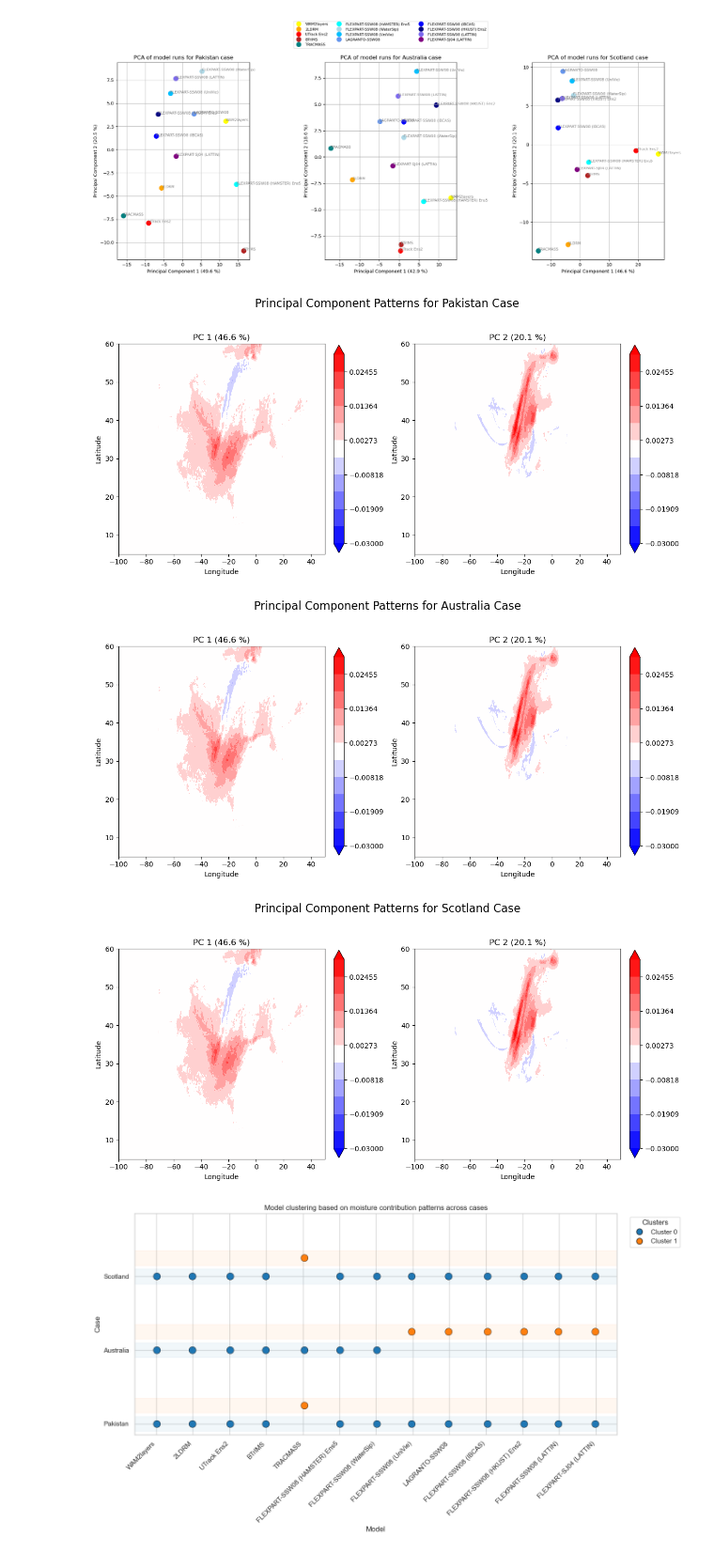
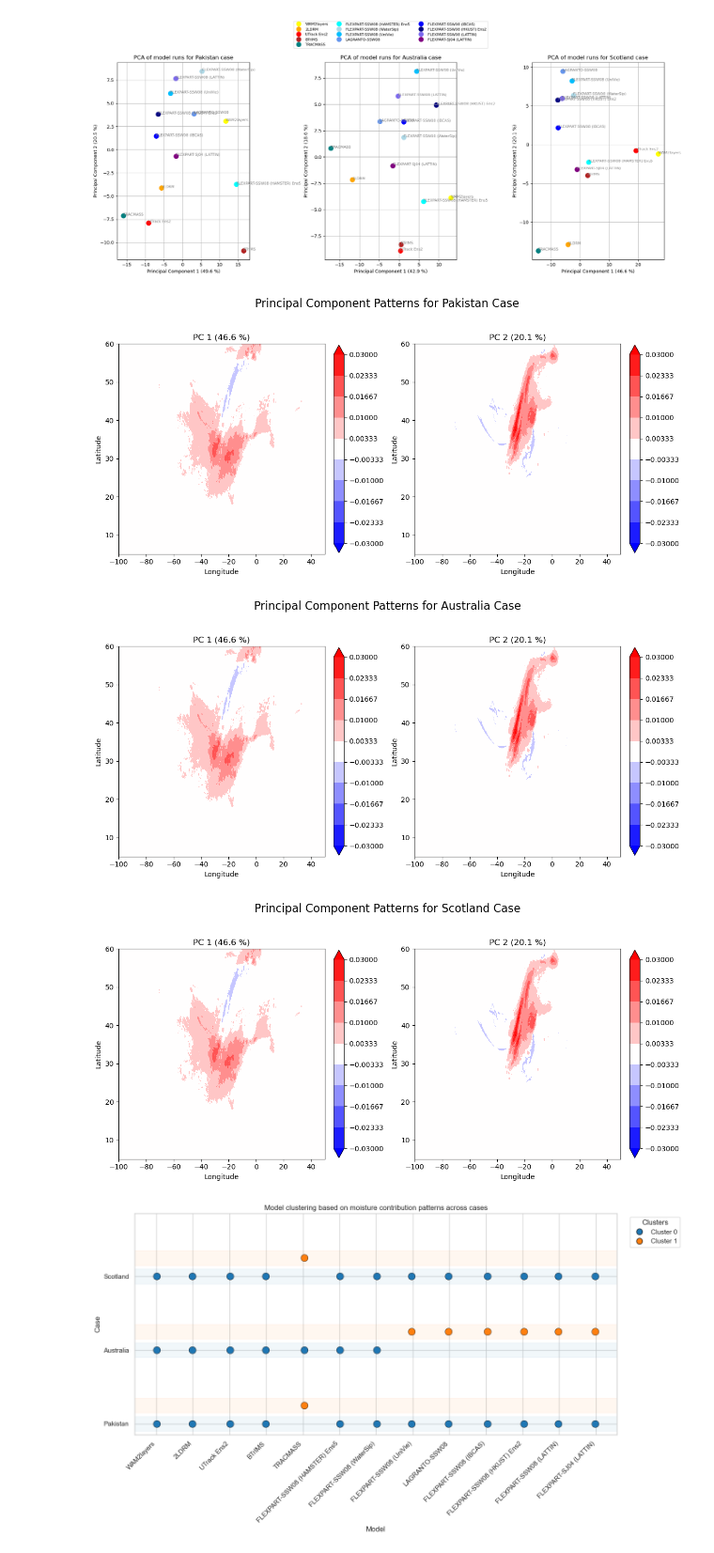
Before and after one commit to Moisture-tracking-community/INSPIRE, a Jupyter notebook: Figure8_Clustering.ipynb, the cells around one changed output. Shown at 94% size. Cells and saved outputs as stored; diff of their text form; code cells hidden in the pictures.

Commit message:
Updated plot PCA patterns

```diff
--- a/Figure8_Clustering.ipynb
+++ b/Figure8_Clustering.ipynb
@@ -156,6 +156,7 @@ for case in cases:
 
     #Store PCA results
     pca_results[case] = {
+        'pca_object': pca,
         'pca_result': pca_result,
         'explained_variance': explained_variance
     }
@@ -309,28 +310,32 @@ plt.show()
 # %%
 # Spatial EOF patterns
 for case in cases:
+    pca =  pca_results[case]['pca_object']
     pca_result = pca_results[case]['pca_result']
     explained_variance = pca_results[case]['explained_variance']
+    lons = kmeans_results[case+'_lon']
+    lats = kmeans_results[case+'_lat']
+
     #Plot pca patterns
     fig, axs = plt.subplots(nrows=1, ncols=2, figsize=(12, 6))
     for pc in range(2):
         ax = axs[pc]
-        pattern = pca.components_[pc].reshape(all_maps.lat.size, all_maps.lon.size)
+        pattern = pca.components_[pc].reshape(lats.size, lons.size)
         # Plot the pattern (centered around zero)
         levels = np.linspace(-0.03, 0.03, 10)
-        im = ax.contourf(all_maps.lon, all_maps.lat, pattern, cmap='bwr', levels=levels, extend='both')
+        im = ax.contourf(lons, lats, pattern, cmap='bwr', levels=levels, extend='both')
         ax.set_title(f'PC {pc+1} ({pca.explained_variance_ratio_[pc]*100:.1f} %)')
         ax.set_xlabel('Longitude')
         ax.set_ylabel('Latitude')
         plt.colorbar(im, ax=ax, orientation='vertical', fraction=0.046, pad=0.04)
     plt.suptitle(f'Principal Component Patterns for {case} Case', fontsize=16)
     plt.tight_layout(rect=[0, 0.03, 1, 0.95])
     plt.savefig(figure_path+f'PrincipalComponents_{case}.png', dpi=300)
     plt.show()
 # %% [output]
-[figure, old version]
+[figure, new version]
-[figure, old version]
+[figure, new version]
-[figure, old version]
+[figure, new version]
 # %%
 #Make a nicer plot to show which models are in which cluster for all cases
 %matplotlib inline
```
